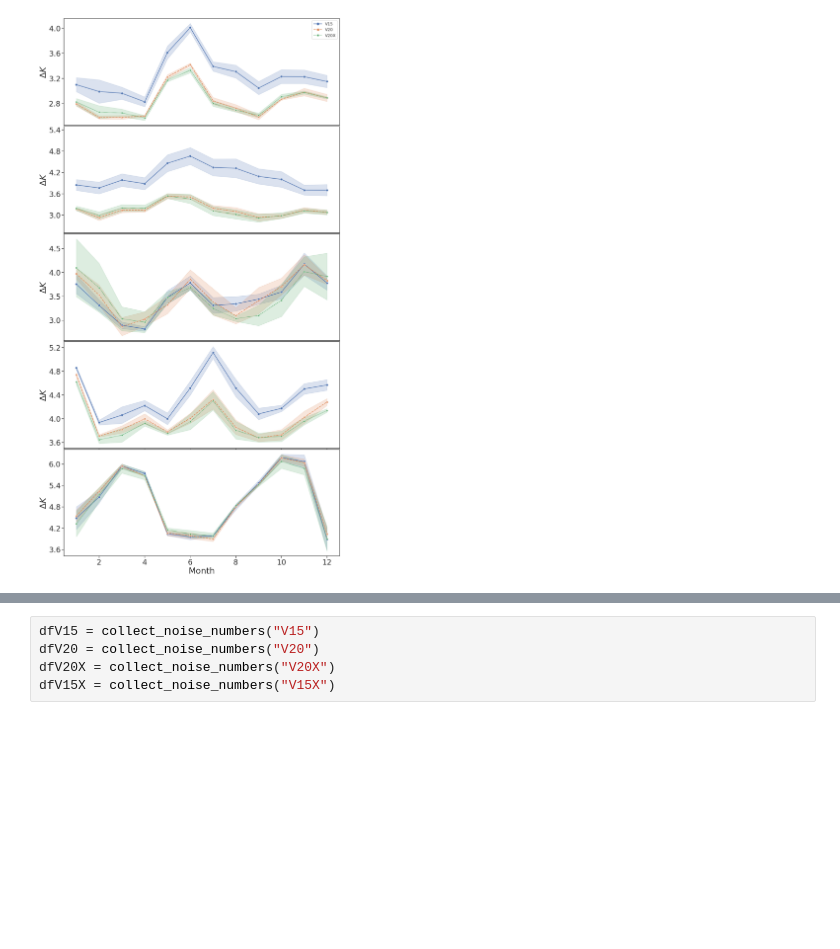
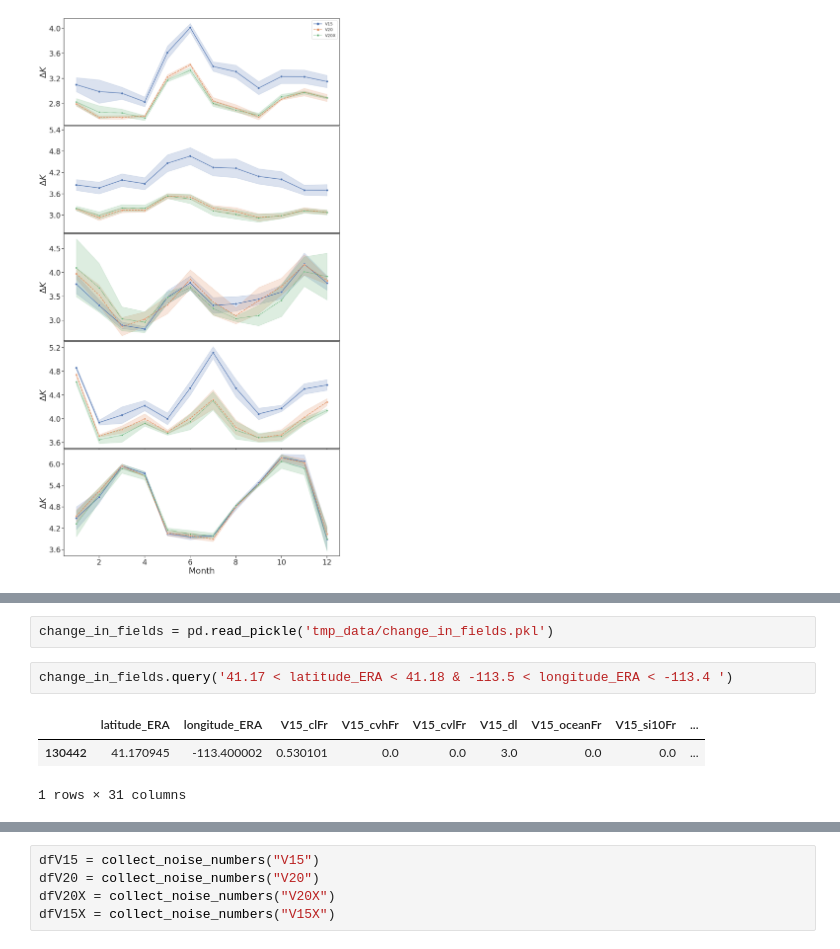
Before and after one commit to tomkimpson/ML4L, a Jupyter notebook: notebooks/revisions/noise_calculations.ipynb, the cells around one changed output, grey strips where cells are left out. Drawn from its saved outputs; the diff is of its cells as text; blank space fills up the shorter version.

```diff
--- a/notebooks/revisions/noise_calculations.ipynb
+++ b/notebooks/revisions/noise_calculations.ipynb
@@ -280,0 +348,8 @@ plt.savefig(f"images/new_timeseries_noise.png", bbox_inches="tight",dpi=300)
+# %%
+change_in_fields = pd.read_pickle('tmp_data/change_in_fields.pkl')
+# %%
+change_in_fields.query('41.17 < latitude_ERA < 41.18 & -113.5 < longitude_ERA < -113.4 ')
+# %% [output]
+|  | latitude_ERA | longitude_ERA | V15_clFr | V15_cvhFr | V15_cvlFr | V15_dl | V15_oceanFr | V15_si10Fr | ... |
+| 130442 | 41.170945 | -113.400002 | 0.530101 | 0.0 | 0.0 | 3.0 | 0.0 | 0.0 | ... |
+1 rows × 31 columns
```
Also changed, not shown: parts of 8 cells of this notebook, 1 other file.
